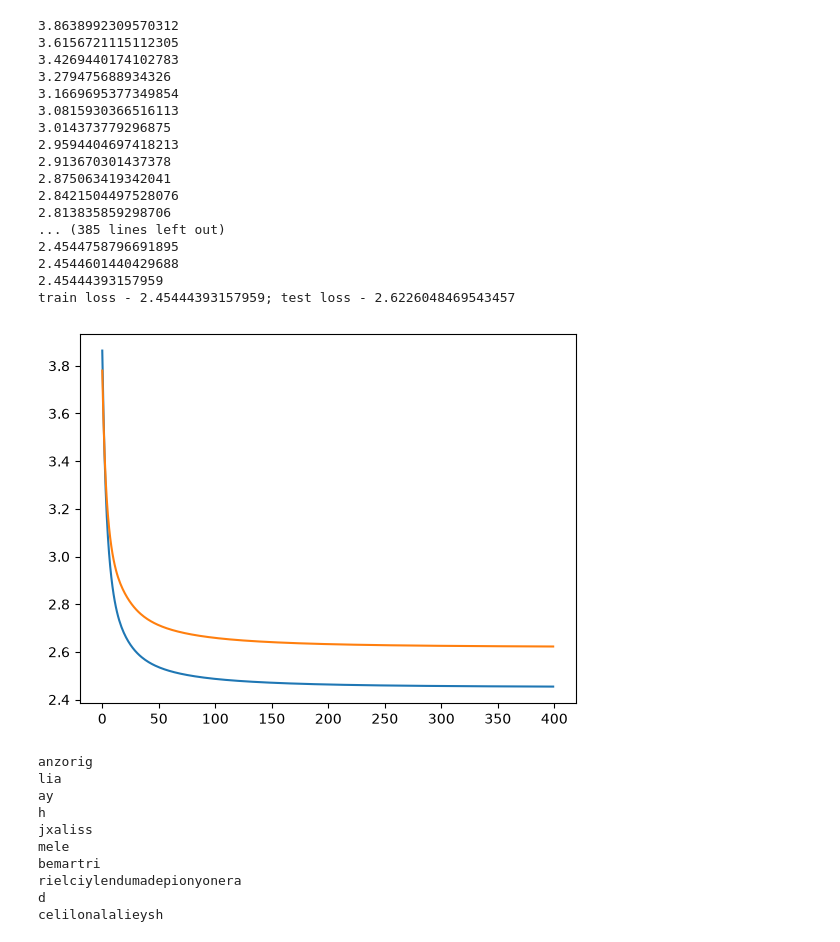
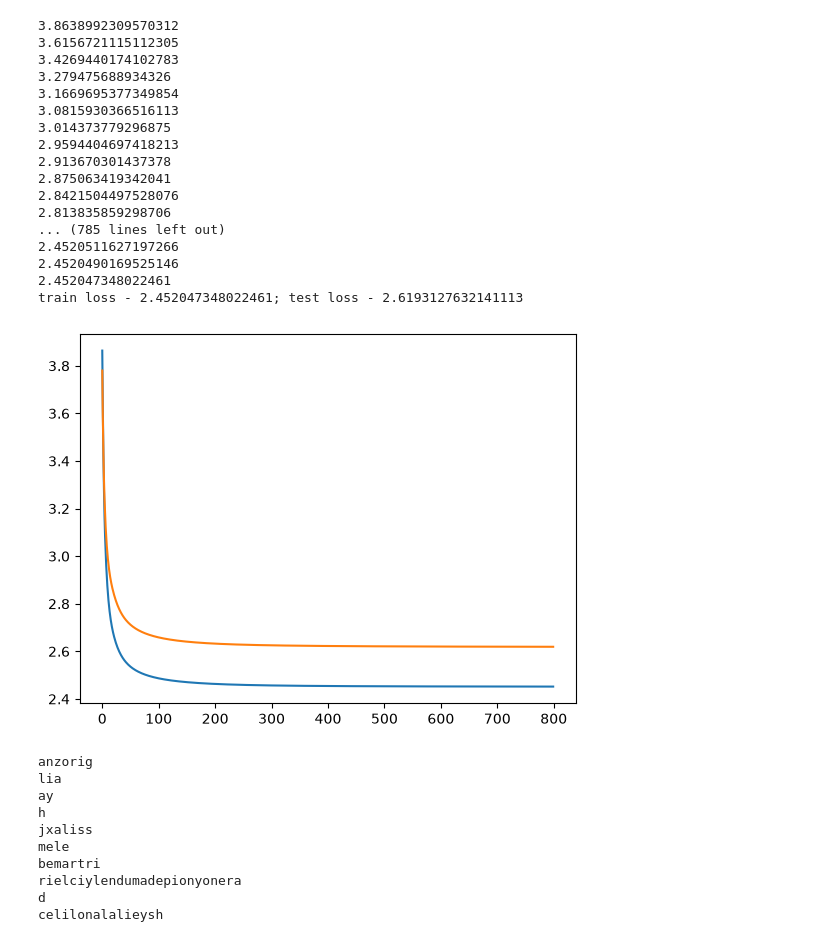
Before and after one commit to makosst/ml_learn, a Jupyter notebook: makemore/exercises/0scratchbigram.ipynb, the cells around one changed output. Saved outputs shown, nothing was run; the diff lists cells and outputs as text; code cells hidden in the pictures.

```diff
--- a/makemore/exercises/0scratchbigram.ipynb
+++ b/makemore/exercises/0scratchbigram.ipynb
@@ -59,7 +59,7 @@ num_test = xs_test.nelement()
 loss_train = []
 loss_test = []
 
-for k in range(400):
+for k in range(800):
     #forward train
     logits_train = xenc_train @ W
     counts_train = logits_train.exp()
@@ -70,39 +70,39 @@ for k in range(400):
 
 
     # forward test
     logits_test = xenc_test @ W
     counts_test = logits_test.exp()
     probs_test = counts_test / counts_test.sum(1,keepdims=True)
     l_test = -probs_test[torch.arange(num_test), ys_test].log().mean() + 0.01*(W**2).mean()
     loss_test.append(l_test.item())
     #backward
     W.grad = None
     l.backward()
 
     #update
     W.data += -25 * W.grad
 plt.plot(loss_train)
 plt.plot(loss_test)
 print(f'train loss - {l}; test loss - {l_test}')
 # %% [output]
 3.8638992309570312
 3.6156721115112305
 3.4269440174102783
 3.279475688934326
 3.1669695377349854
 3.0815930366516113
 3.014373779296875
 2.9594404697418213
 2.913670301437378
 2.875063419342041
 2.8421504497528076
 2.813835859298706
-... (385 lines left out)
-2.4544758796691895
-2.4544601440429688
-2.45444393157959
-train loss - 2.45444393157959; test loss - 2.6226048469543457
+... (785 lines left out)
+2.4520511627197266
+2.4520490169525146
+2.452047348022461
+train loss - 2.452047348022461; test loss - 2.6193127632141113
-[figure, old version]
+[figure, new version]
 # %%
 g = torch.Generator().manual_seed(1)
 for k in range(10):
```
Also changed, not shown: 1 other file.
